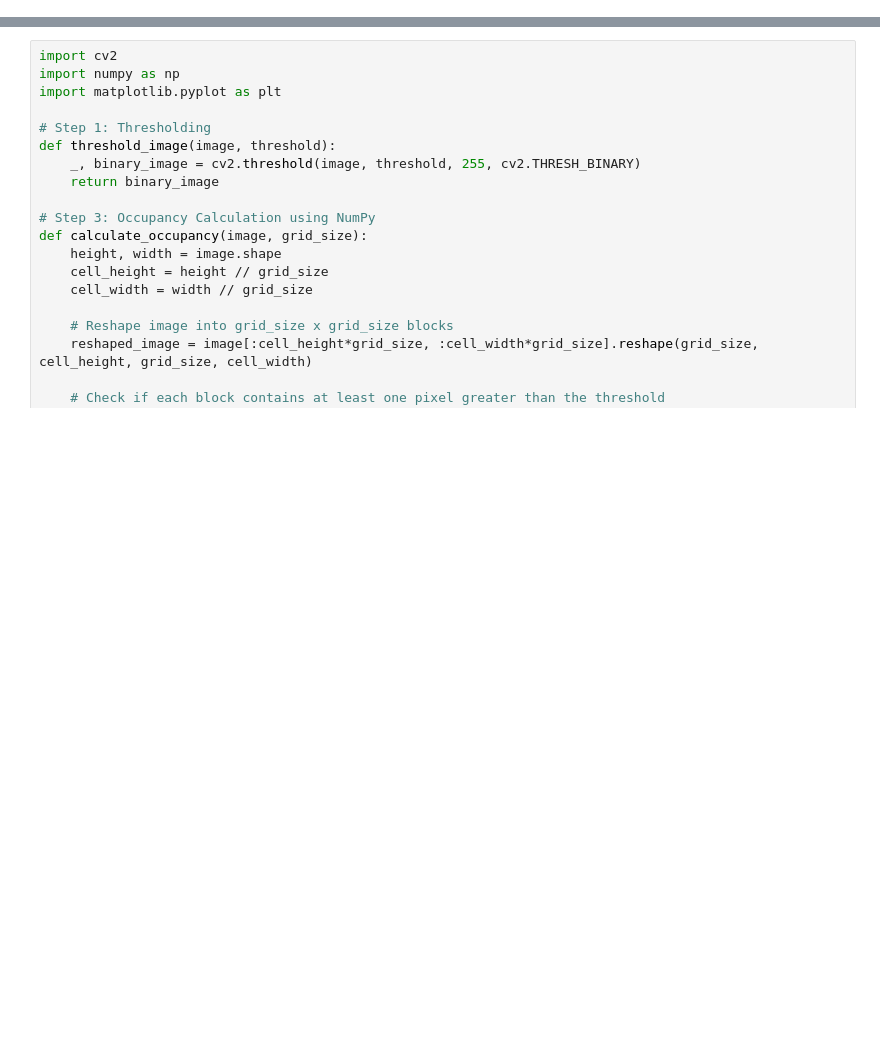
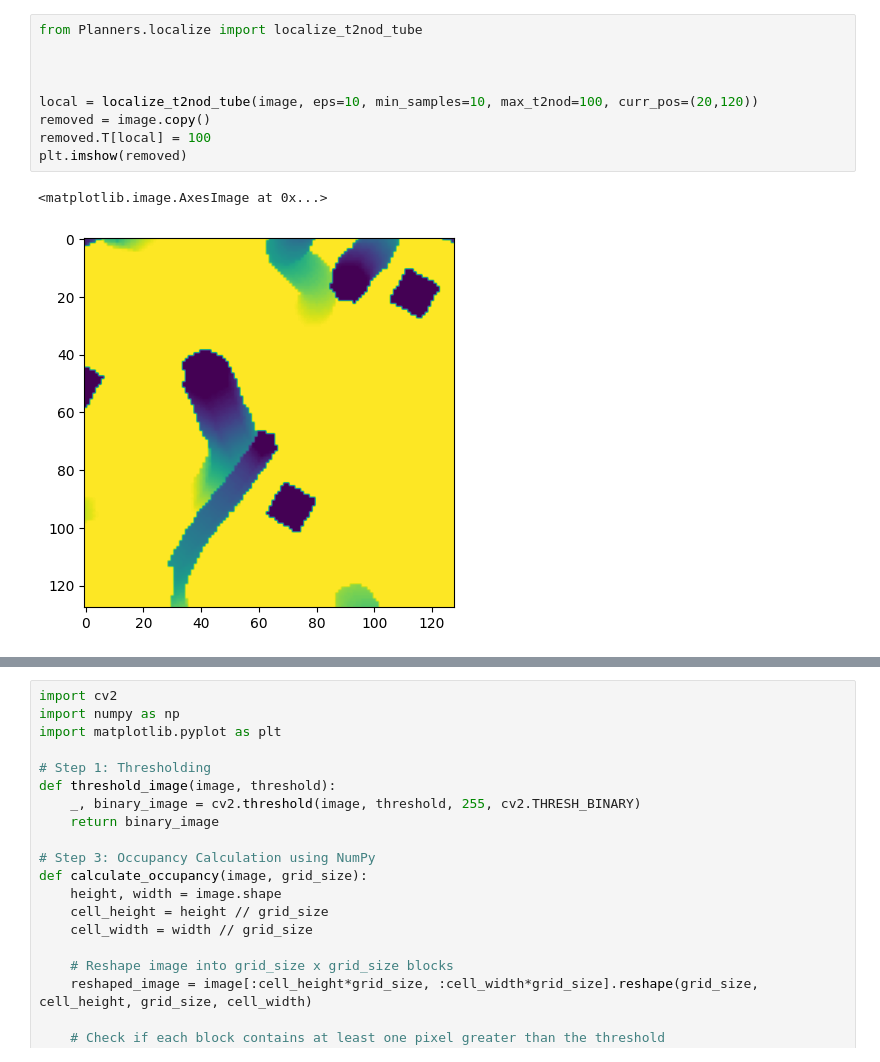
Before and after one commit to shashankGarik/simSSTA, a Jupyter notebook: Untitled-1.ipynb, the cells around one changed output, grey strips where cells are left out. Saved outputs shown, nothing was run; the diff lists cells and outputs as text; blank space fills up the shorter version.

```diff
--- a/Untitled-1.ipynb
+++ b/Untitled-1.ipynb
@@ -55,0 +161,12 @@ plt.imshow(t2no.T,cmap = "gray")
+# %%
+from Planners.localize import localize_t2nod_tube
+
+
+
+local = localize_t2nod_tube(image, eps=10, min_samples=10, max_t2nod=100, curr_pos=(20,120))
+removed = image.copy()
+removed.T[local] = 100
+plt.imshow(removed)
+# %% [output]
+<matplotlib.image.AxesImage at 0x...>
+[figure, added]
```
Also changed, not shown: parts of 13 cells of this notebook, 7 other files.
